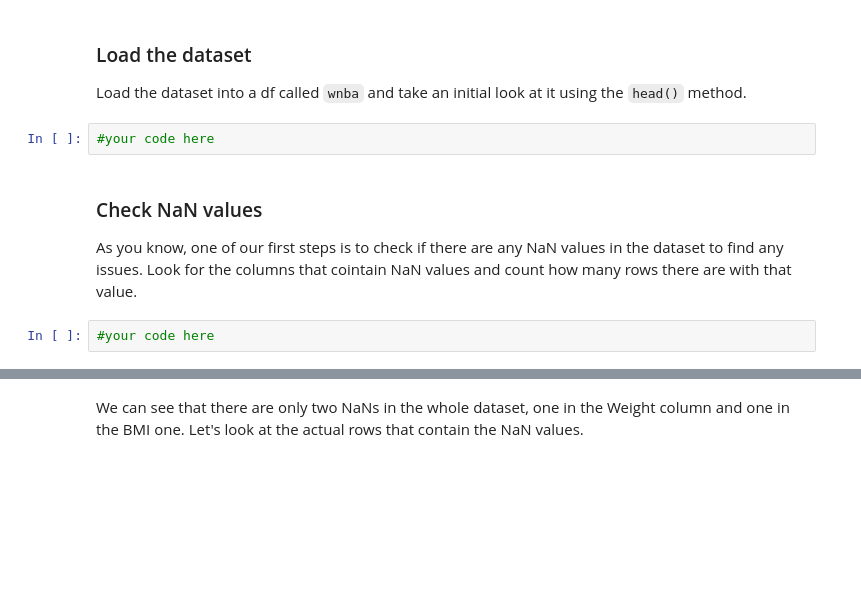
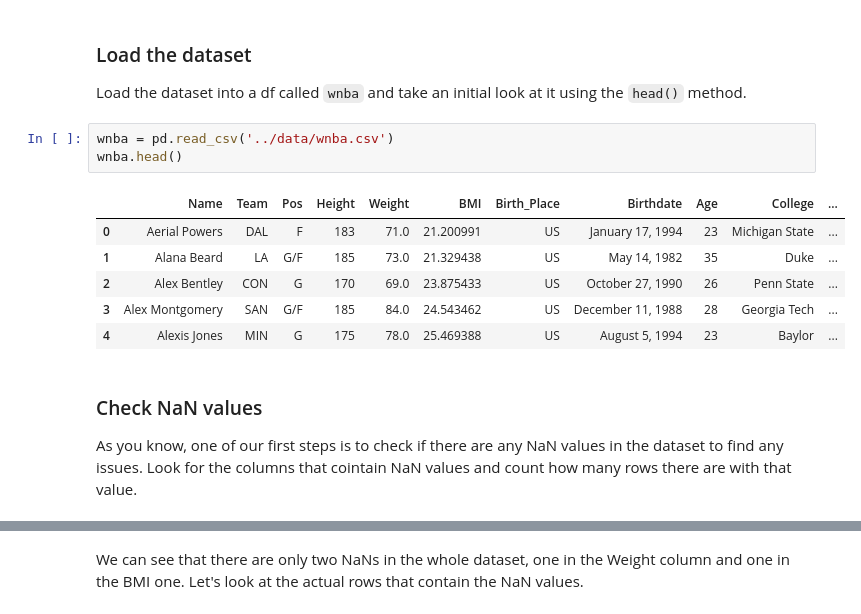
Before and after one commit to ironhack-datalabs/dataV2-labs, a Jupyter notebook: module-2/M2-mini-project2/your-code/1.-Data-Cleaning.ipynb, the cells around one changed output, grey strips where cells are left out. Drawn from its saved outputs; the diff is of its cells as text; blank space fills up the shorter version.

```diff
--- a/module-2/M2-mini-project2/your-code/1.-Data-Cleaning.ipynb
+++ b/module-2/M2-mini-project2/your-code/1.-Data-Cleaning.ipynb
@@ -26,10 +26,16 @@ pd.set_option('max_columns', 100)
 ### Load the dataset
 
 Load the dataset into a df called `wnba` and take an initial look at it using the `head()` method.
-# %%
-#your code here
+# %%
+wnba = pd.read_csv('../data/wnba.csv')
+wnba.head()
+# %% [output]
+|  | Name | Team | Pos | Height | Weight | BMI | Birth_Place | Birthdate | Age | College | ... |
+| 0 | Aerial Powers | DAL | F | 183 | 71.0 | 21.200991 | US | January 17, 1994 | 23 | Michigan State | ... |
+| 1 | Alana Beard | LA | G/F | 185 | 73.0 | 21.329438 | US | May 14, 1982 | 35 | Duke | ... |
+| 2 | Alex Bentley | CON | G | 170 | 69.0 | 23.875433 | US | October 27, 1990 | 26 | Penn State | ... |
+| 3 | Alex Montgomery | SAN | G/F | 185 | 84.0 | 24.543462 | US | December 11, 1988 | 28 | Georgia Tech | ... |
+| 4 | Alexis Jones | MIN | G | 175 | 78.0 | 25.469388 | US | August 5, 1994 | 23 | Baylor | ... |
 # %% [markdown]
 ### Check NaN values
 As you know, one of our first steps is to check if there are any NaN values in the dataset to find any issues. Look for the columns that cointain NaN values and count how many rows there are with that value.
-# %%
-#your code here
```
Also changed, not shown: parts of 19 cells of this notebook.
